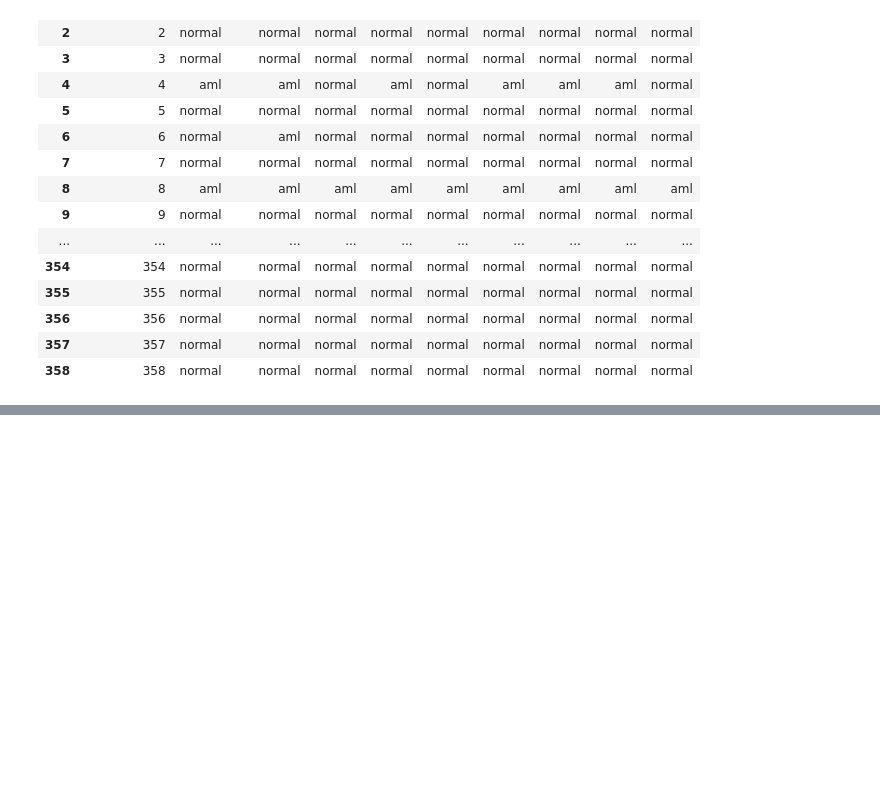
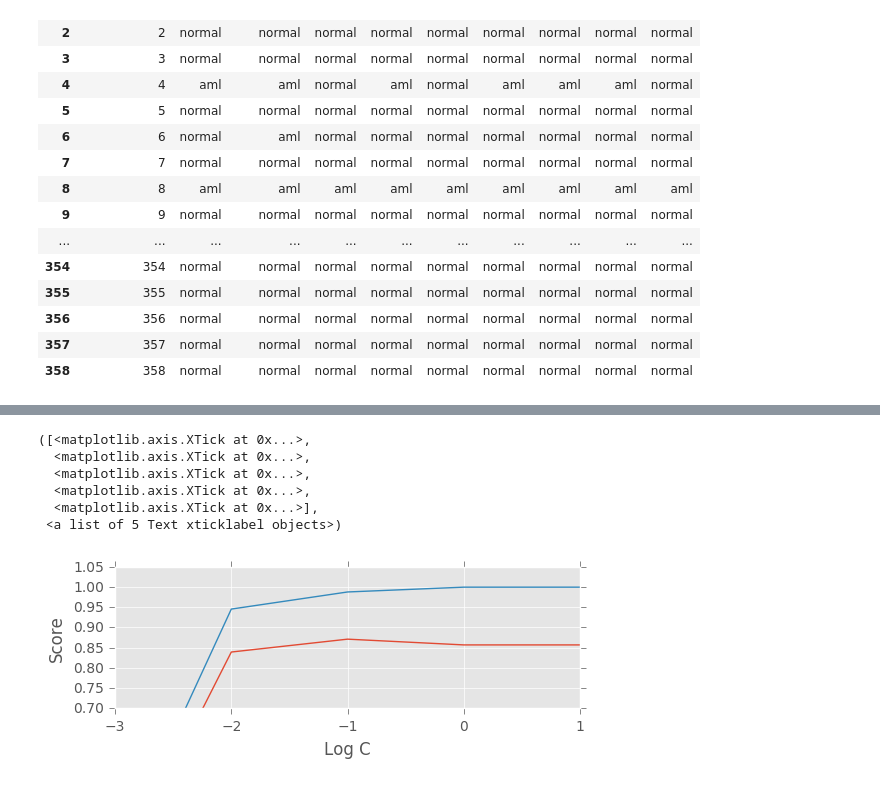
Before and after one commit to chengp3/Flow-Cytometry-ML, a Jupyter notebook: xdhist.ipynb, the cells around one changed output, grey strips where cells are left out. Saved outputs shown, nothing was run; the diff lists cells and outputs as text; code cells hidden in the pictures; blank space fills up the shorter version.

```diff
--- a/xdhist.ipynb
+++ b/xdhist.ipynb
@@ -348,0 +462,20 @@ Y
+# %%
+plt.style.use('ggplot')
+plt.figure(1)
+plt.subplot(211)
+plt.plot(np.log10(r.ix[3:7,2].tolist()),r.ix[3:7,0])
+plt.plot(np.log10(r.ix[3:7,2].tolist()),r.ix[3:7,1])
+plt.ylim(.7,1.05)
+plt.ylabel('Score')
+plt.xlabel('Log C')
+plt.xticks(range(-3,2))
+#f.subplots_adjust(bottom=0)
+#f.subplots_adjust(top=1)
+# %% [output]
+([<matplotlib.axis.XTick at 0x...>,
+  <matplotlib.axis.XTick at 0x...>,
+  <matplotlib.axis.XTick at 0x...>,
+  <matplotlib.axis.XTick at 0x...>,
+  <matplotlib.axis.XTick at 0x...>],
+ <a list of 5 Text xticklabel objects>)
+[figure, added]
```
Also changed, not shown: parts of 15 cells of this notebook, 2 other files.
